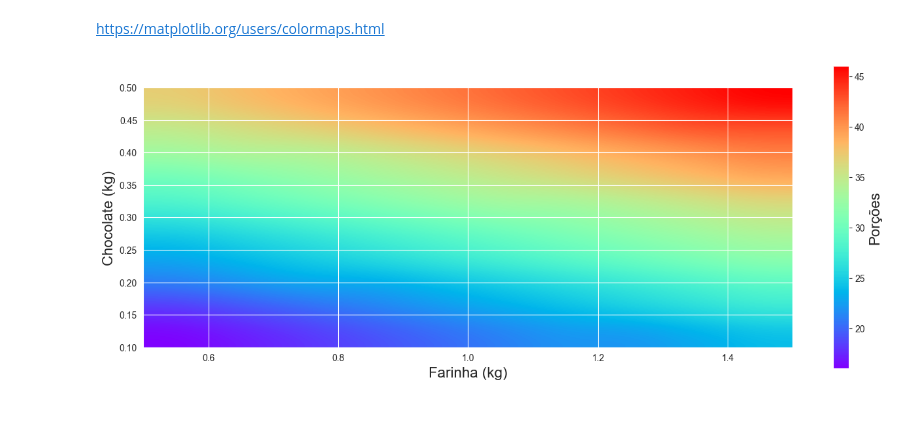
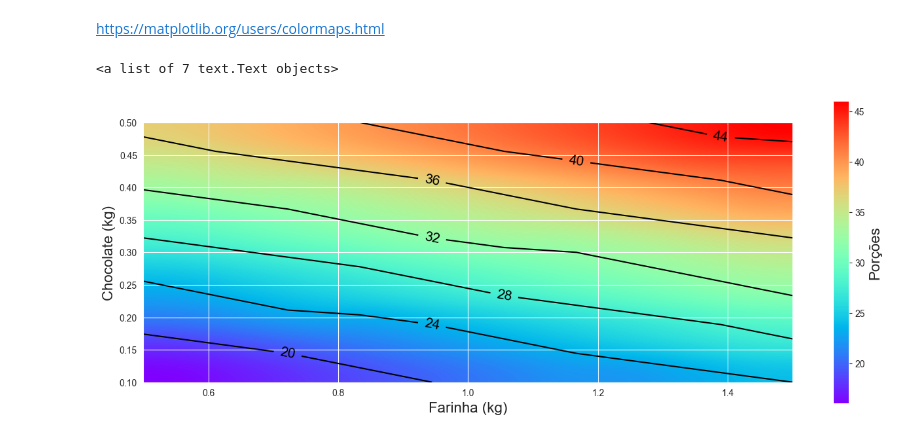
Before and after one commit to fcardosoo/15-Alura-Analise-de-experimentos-testes-mapas-de-cores-e-analises-dos-dados, a Jupyter notebook: Planejamento_experimentos_aula.ipynb, the cells around one changed output. Saved outputs shown, nothing was run; the diff lists cells and outputs as text; code cells hidden in the pictures.

```diff
--- a/Planejamento_experimentos_aula.ipynb
+++ b/Planejamento_experimentos_aula.ipynb
@@ -703,11 +703,16 @@ https://matplotlib.org/users/colormaps.html
 # %%
 plt.figure(figsize = (16, 6))
 plt.xlabel('Farinha (kg)', fontsize=16)
 plt.ylabel('Chocolate (kg)', fontsize=16)
 
 mapa_cor = plt.imshow(pontos, origin = 'lower', cmap = cm.rainbow, interpolation='quadric', extent = (0.5, 1.5, 0.1, 0.5))
 
 # Barra de cor
 plt.colorbar().set_label('Porções', fontsize=16)
+
+# linhas guias
+linhas = plt.contour(x_farinha, x_chocolate, pontos, colors='k', linewidths=1.5)
+plt.clabel(linhas, inline = True, fmt='%1.0f', fontsize=15.0, inline_spacing=10)
 # %% [output]
+<a list of 7 text.Text objects>
-[figure, old version]
+[figure, new version]
```
